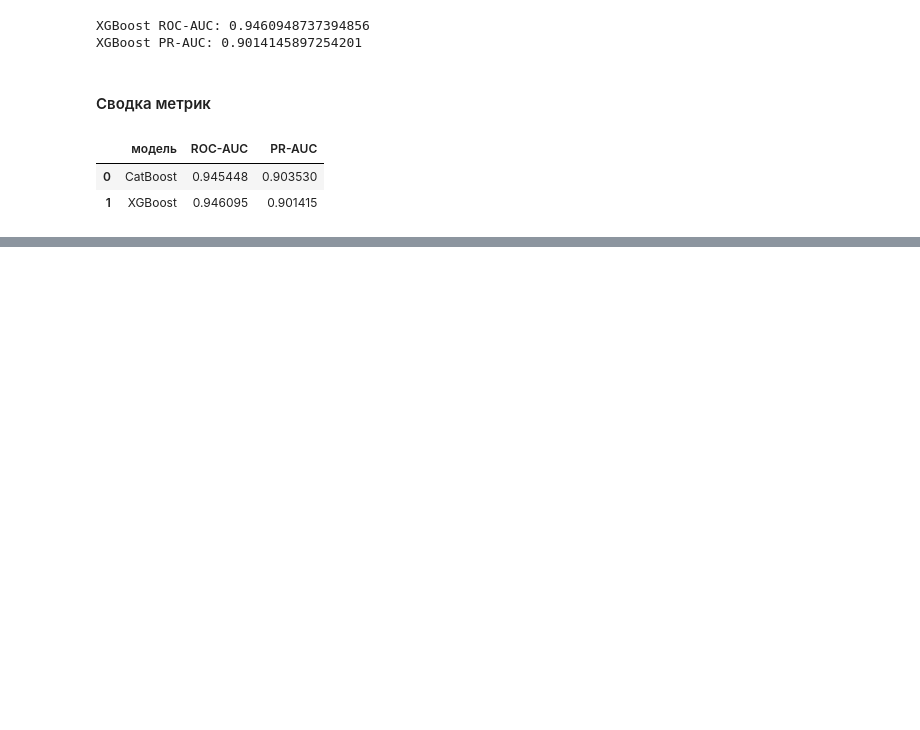
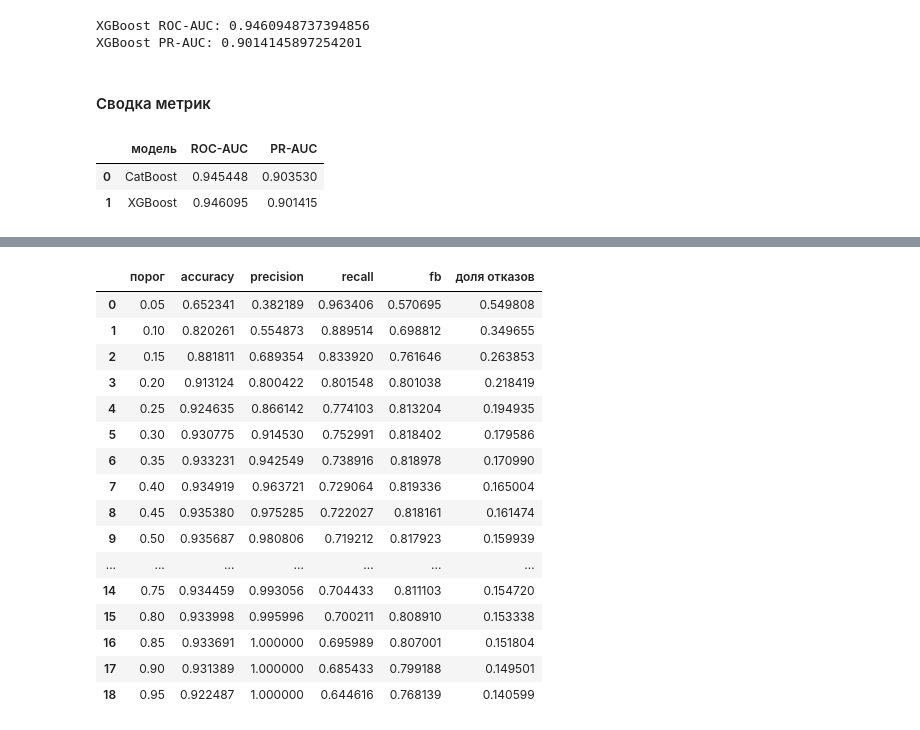
Before and after one commit to rodionpotapov/trening, a Jupyter notebook: prod/pet_project/notebook.ipynb, the cells around one changed output, grey strips where cells are left out. Drawn from its saved outputs; the diff is of its cells as text; code cells hidden in the pictures; blank space fills up the shorter version.

Commit message:
подсчет метрик выбор оптимальной метрики и порога для предсканий

```diff
--- a/prod/pet_project/notebook.ipynb
+++ b/prod/pet_project/notebook.ipynb
@@ -538,0 +637,49 @@ display(results)
+# %%
+thresholds = np.linspace(0.05, 0.95, 19)
+bet = np.arange(1.1, 2, 0.04)
+rows = []
+
+tmp = 0
+beta = 0
+for t in thresholds:
+    y_pred = (p_test >= t).astype(int)
+    for i in bet:
+        metric = fbeta_score(Y_test, y_pred, beta = i,  zero_division=0)
+        if metric > tmp:
+            beta = i
+            tmp = metric
+
+rr = 0.2
+
+for t in thresholds:
+    y_pred = (p_test >= t).astype(int)
+
+    rows.append({
+        "порог": float(t),
+        "accuracy": accuracy_score(Y_test, y_pred),
+        "precision": precision_score(Y_test, y_pred, zero_division=0),
+        "recall": recall_score(Y_test, y_pred, zero_division=0),
+        "fb": fbeta_score(Y_test, y_pred, beta = beta,  zero_division=0),
+        "доля отказов": y_pred.mean()
+    })
+
+table = pd.DataFrame(rows).sort_values("порог")
+table
+# %% [output]
+|  | порог | accuracy | precision | recall | fb | доля отказов |
+| 0 | 0.05 | 0.652341 | 0.382189 | 0.963406 | 0.570695 | 0.549808 |
+| 1 | 0.10 | 0.820261 | 0.554873 | 0.889514 | 0.698812 | 0.349655 |
+| 2 | 0.15 | 0.881811 | 0.689354 | 0.833920 | 0.761646 | 0.263853 |
+| 3 | 0.20 | 0.913124 | 0.800422 | 0.801548 | 0.801038 | 0.218419 |
+| 4 | 0.25 | 0.924635 | 0.866142 | 0.774103 | 0.813204 | 0.194935 |
+| 5 | 0.30 | 0.930775 | 0.914530 | 0.752991 | 0.818402 | 0.179586 |
+| 6 | 0.35 | 0.933231 | 0.942549 | 0.738916 | 0.818978 | 0.170990 |
+| 7 | 0.40 | 0.934919 | 0.963721 | 0.729064 | 0.819336 | 0.165004 |
+| 8 | 0.45 | 0.935380 | 0.975285 | 0.722027 | 0.818161 | 0.161474 |
+| 9 | 0.50 | 0.935687 | 0.980806 | 0.719212 | 0.817923 | 0.159939 |
+| ... | ... | ... | ... | ... | ... | ... |
+| 14 | 0.75 | 0.934459 | 0.993056 | 0.704433 | 0.811103 | 0.154720 |
+| 15 | 0.80 | 0.933998 | 0.995996 | 0.700211 | 0.808910 | 0.153338 |
+| 16 | 0.85 | 0.933691 | 1.000000 | 0.695989 | 0.807001 | 0.151804 |
+| 17 | 0.90 | 0.931389 | 1.000000 | 0.685433 | 0.799188 | 0.149501 |
+| 18 | 0.95 | 0.922487 | 1.000000 | 0.644616 | 0.768139 | 0.140599 |
```
Also changed, not shown: parts of 10 cells of this notebook.
